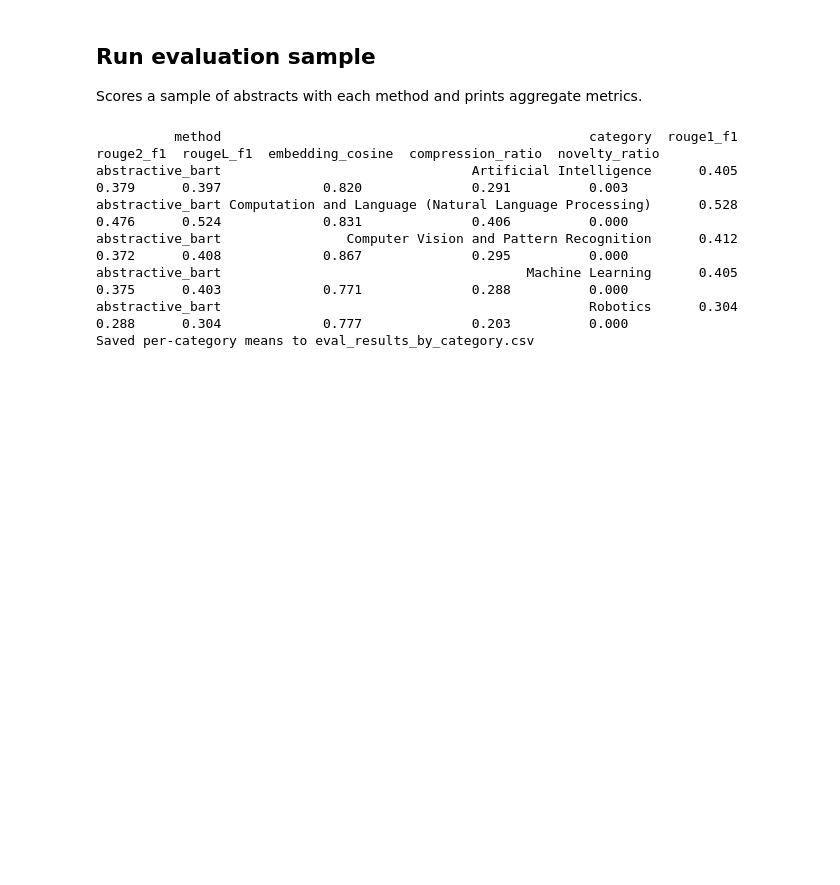
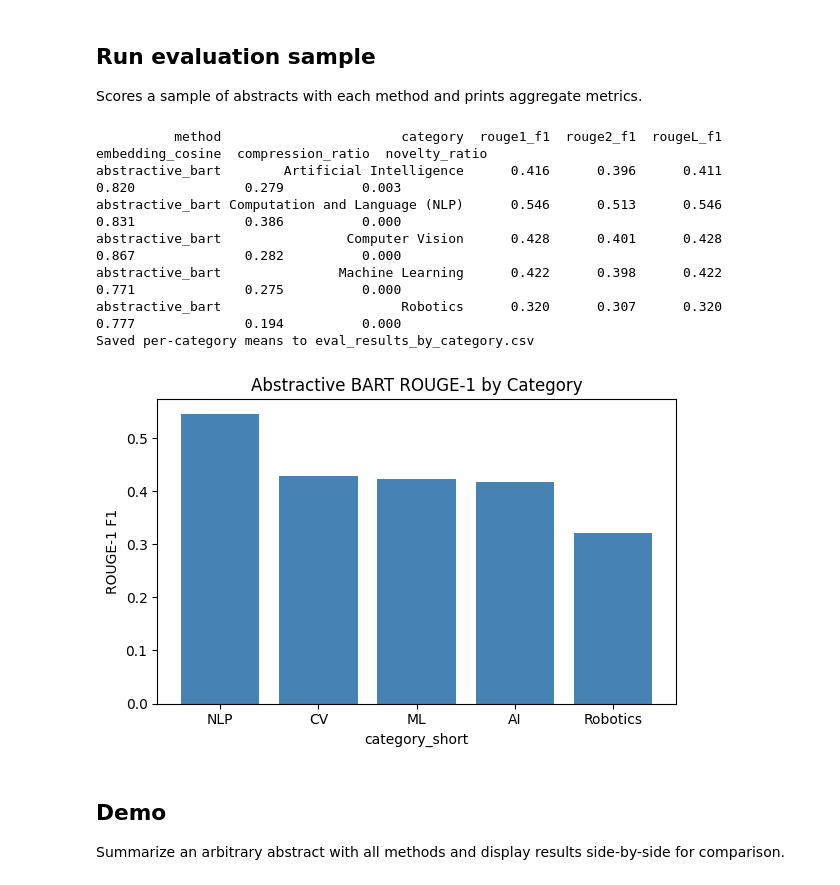
Before and after one commit to BrandonTroy/scientific-paper-summarization, a Jupyter notebook: summarization.ipynb, the cells around one changed output. Drawn from its saved outputs; the diff is of its cells as text; code cells hidden in the pictures; blank space fills up the shorter version.

```diff
--- a/summarization.ipynb
+++ b/summarization.ipynb
@@ -520,15 +535,58 @@ Saved evaluation sample to /home/lrl/brandon/scientific-paper-summarization/eval
 ## Run evaluation sample
 Scores a sample of abstracts with each method and prints aggregate metrics.
 # %%
-per_category = results_df.groupby(['method', 'category'])[['rouge1_f1', 'rouge2_f1', 'rougeL_f1', 'embedding_cosine', 'compression_ratio']].mean().reset_index()
+# Normalize long category names using a mapping dict
+category_normalization = {
+    "Computation and Language (Natural Language Processing)": "Computation and Language (NLP)",
+    "Computer Vision and Pattern Recognition": "Computer Vision",
+}
+
+for df_name in ("results_df", "abstracts_df"):
+    if df_name in globals():
+        globals()[df_name]["category"] = globals()[df_name]["category"].replace(category_normalization)
+
+per_category = results_df.groupby(
+    ["method", "category"])[[
+        "rouge1_f1", "rouge2_f1", "rougeL_f1", "embedding_cosine", "compression_ratio", "novelty_ratio"
+    ]].mean().reset_index()
+
 print(per_category.round(3).head().to_string(index=False))
-per_category.to_csv('eval_results_by_category.csv', index=False)
-print('Saved per-category means to eval_results_by_category.csv')
+per_category.to_csv("eval_results_by_category.csv", index=False)
+print("Saved per-category means to eval_results_by_category.csv")
 # %% [output]
-          method                                               category  rouge1_f1  rouge2_f1  rougeL_f1  embedding_cosine  compression_ratio  novelty_ratio
-abstractive_bart                                Artificial Intelligence      0.405      0.379      0.397             0.820              0.291          0.003
-abstractive_bart Computation and Language (Natural Language Processing)      0.528      0.476      0.524             0.831              0.406          0.000
-abstractive_bart                Computer Vision and Pattern Recognition      0.412      0.372      0.408             0.867              0.295          0.000
-abstractive_bart                                       Machine Learning      0.405      0.375      0.403             0.771              0.288          0.000
-abstractive_bart                                               Robotics      0.304      0.288      0.304             0.777              0.203          0.000
+          method                       category  rouge1_f1  rouge2_f1  rougeL_f1  embedding_cosine  compression_ratio  novelty_ratio
+abstractive_bart        Artificial Intelligence      0.416      0.396      0.411             0.820              0.279          0.003
+abstractive_bart Computation and Language (NLP)      0.546      0.513      0.546             0.831              0.386          0.000
+abstractive_bart                Computer Vision      0.428      0.401      0.428             0.867              0.282          0.000
+abstractive_bart               Machine Learning      0.422      0.398      0.422             0.771              0.275          0.000
+abstractive_bart                       Robotics      0.320      0.307      0.320             0.777              0.194          0.000
 Saved per-category means to eval_results_by_category.csv
+# %%
+# Category name mapping for readability
+category_map = {
+    'Artificial Intelligence': 'AI',
+    'Computation and Language (Natural Language Processing)': 'NLP',
+    'Computer Vision and Pattern Recognition': 'CV',
+    'Machine Learning': 'ML',
+    'Robotics': 'Robotics'
+}
+
+bart = results_df[results_df["method"]=="abstractive_bart"].copy()
+bart['category_short'] = bart['category'].map(category_map)
+
+# Calculate mean ROUGE-1 by category for BART
+bart_means = bart.groupby('category_short')['rouge1_f1'].mean().sort_values(ascending=False)
+
+fig_bart, ax_bart = plt.subplots(figsize=(6, 4))
+ax_bart.bar(bart_means.index, bart_means.values, color='steelblue')
+ax_bart.set_title("Abstractive BART ROUGE-1 by Category")
+ax_bart.set_ylabel("ROUGE-1 F1")
+ax_bart.set_xlabel("category_short")
+plt.tight_layout()
+fig_bart.savefig('plot_bart_by_category.png', dpi=150)
+plt.show()
+# %% [output]
+[figure, added]
+# %% [markdown]
+## Demo
+Summarize an arbitrary abstract with all methods and display results side-by-side for comparison.
```
Also changed, not shown: parts of 5 cells of this notebook, 7 other files.
